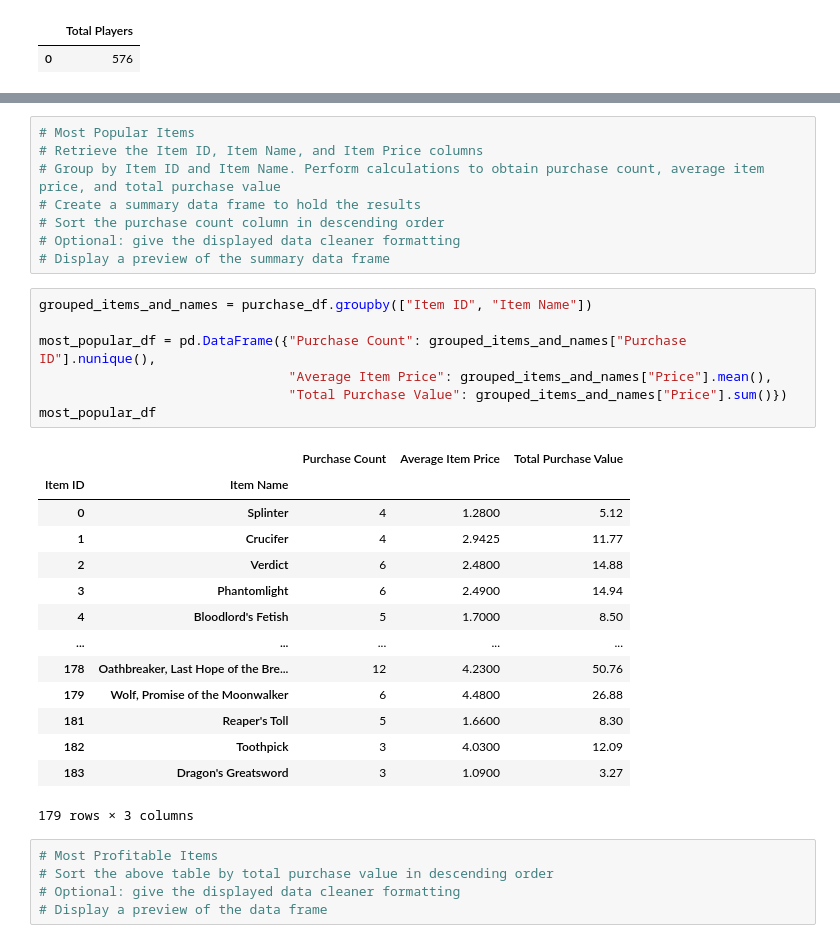
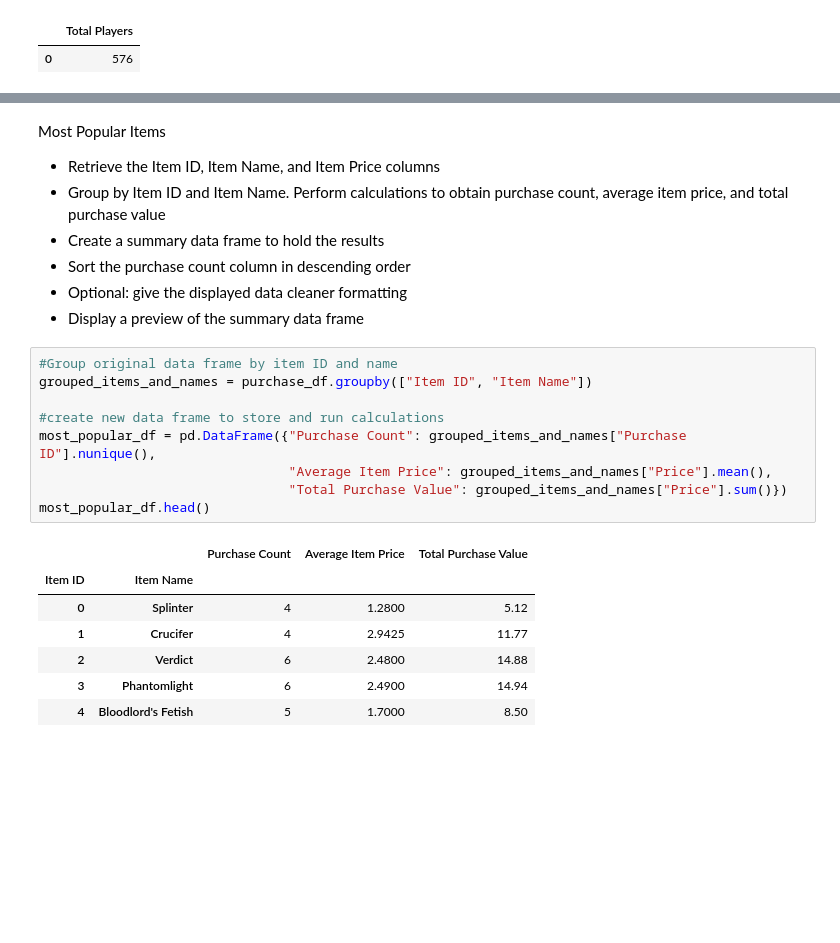
Before and after one commit to corriethomas/Pandas-Challenge, a Jupyter notebook: HeroesOfPymoli/Heroes_Notebook-Copy1.ipynb, the cells around one changed output, grey strips where cells are left out. Drawn from its saved outputs; the diff is of its cells as text; blank space fills up the shorter version.

```diff
--- a/HeroesOfPymoli/Heroes_Notebook-Copy1.ipynb
+++ b/HeroesOfPymoli/Heroes_Notebook-Copy1.ipynb
@@ -179,35 +193,25 @@ top_spenders_df
-# %%
-# Most Popular Items
-# Retrieve the Item ID, Item Name, and Item Price columns
-# Group by Item ID and Item Name. Perform calculations to obtain purchase count, average item price, and total purchase value
-# Create a summary data frame to hold the results
-# Sort the purchase count column in descending order
-# Optional: give the displayed data cleaner formatting
-# Display a preview of the summary data frame
+# %% [markdown]
+Most Popular Items
+- Retrieve the Item ID, Item Name, and Item Price columns
+- Group by Item ID and Item Name. Perform calculations to obtain purchase count, average item price, and total purchase value
+- Create a summary data frame to hold the results
+- Sort the purchase count column in descending order
+- Optional: give the displayed data cleaner formatting
+- Display a preview of the summary data frame
 # %%
+#Group original data frame by item ID and name
 grouped_items_and_names = purchase_df.groupby(["Item ID", "Item Name"])
 
+#create new data frame to store and run calculations
 most_popular_df = pd.DataFrame({"Purchase Count": grouped_items_and_names["Purchase ID"].nunique(),
                                 "Average Item Price": grouped_items_and_names["Price"].mean(),
                                 "Total Purchase Value": grouped_items_and_names["Price"].sum()})
-most_popular_df
+most_popular_df.head()
 # %% [output]
 |  |  | Purchase Count | Average Item Price | Total Purchase Value |
 | Item ID | Item Name |  |  |  |
 | 0 | Splinter | 4 | 1.2800 | 5.12 |
 | 1 | Crucifer | 4 | 2.9425 | 11.77 |
 | 2 | Verdict | 6 | 2.4800 | 14.88 |
 | 3 | Phantomlight | 6 | 2.4900 | 14.94 |
 | 4 | Bloodlord's Fetish | 5 | 1.7000 | 8.50 |
-| ... | ... | ... | ... | ... |
-| 178 | Oathbreaker, Last Hope of the Bre... | 12 | 4.2300 | 50.76 |
-| 179 | Wolf, Promise of the Moonwalker | 6 | 4.4800 | 26.88 |
-| 181 | Reaper's Toll | 5 | 1.6600 | 8.30 |
-| 182 | Toothpick | 3 | 4.0300 | 12.09 |
-| 183 | Dragon's Greatsword | 3 | 1.0900 | 3.27 |
-179 rows × 3 columns
-# %%
-# Most Profitable Items
-# Sort the above table by total purchase value in descending order
-# Optional: give the displayed data cleaner formatting
-# Display a preview of the data frame
```
Also changed, not shown: parts of 19 cells of this notebook.
